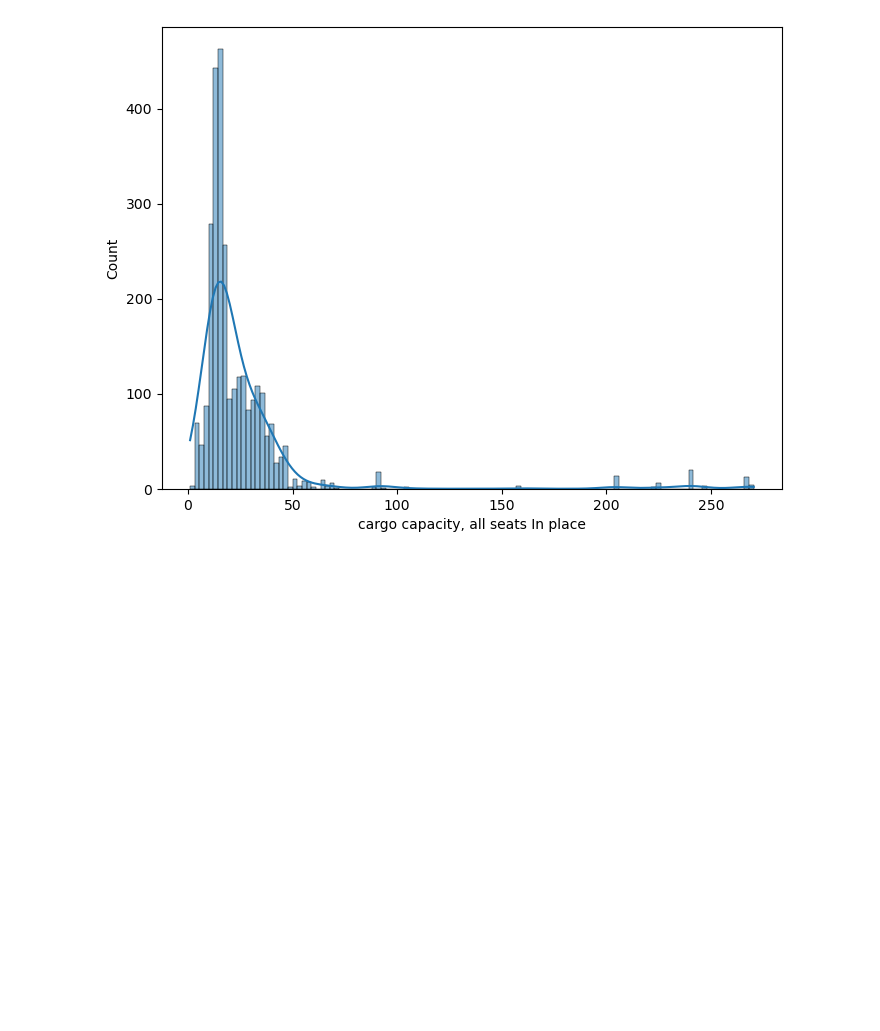
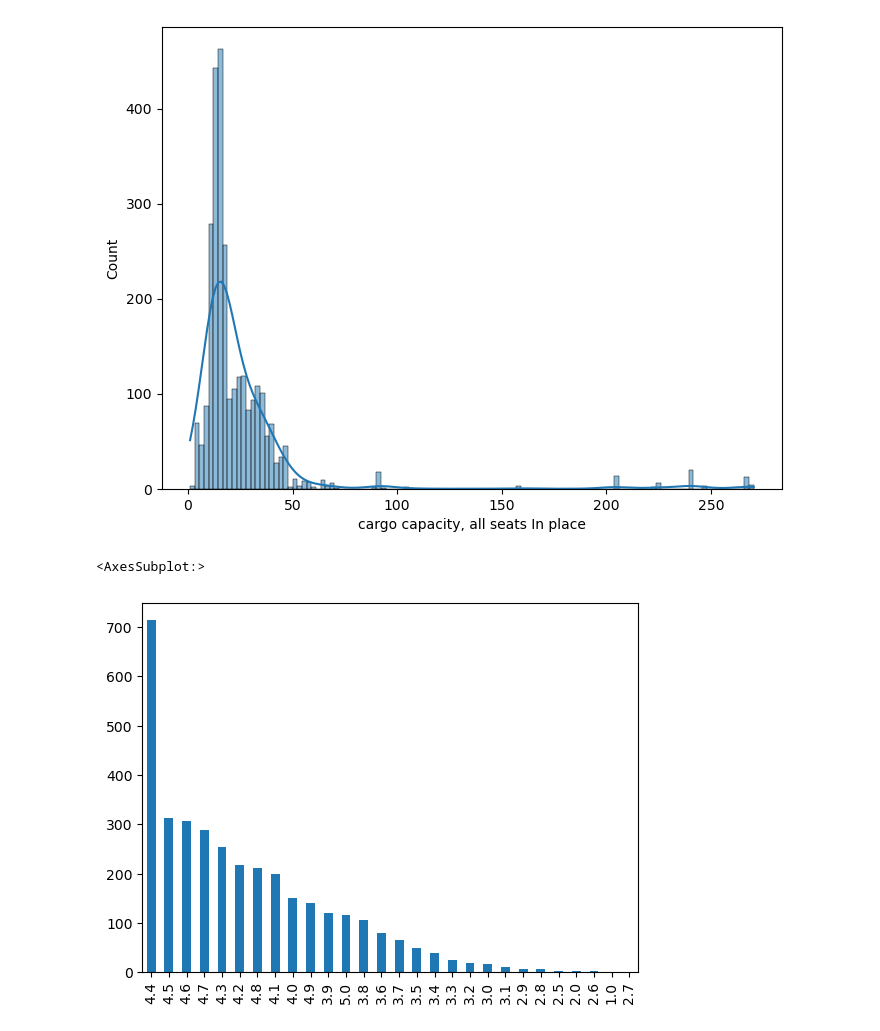
Before and after one commit to MaukanMir/Expert-Car-Classification, a Jupyter notebook: training.ipynb, the cells around one changed output. Drawn from its saved outputs; the diff is of its cells as text; code cells hidden in the pictures; blank space fills up the shorter version.

```diff
--- a/training.ipynb
+++ b/training.ipynb
@@ -271,3 +271,11 @@ Rating Median: 16.7
 [figure]
 [figure]
 [figure]
+# %%
+median_value = df["rating"].median()
+df["rating"].fillna(median_value, inplace=True)
+# %%
+df["rating"].value_counts().plot.bar()
+# %% [output]
+<AxesSubplot:>
+[figure, added]
```
Also changed, not shown: parts of 4 cells of this notebook.
